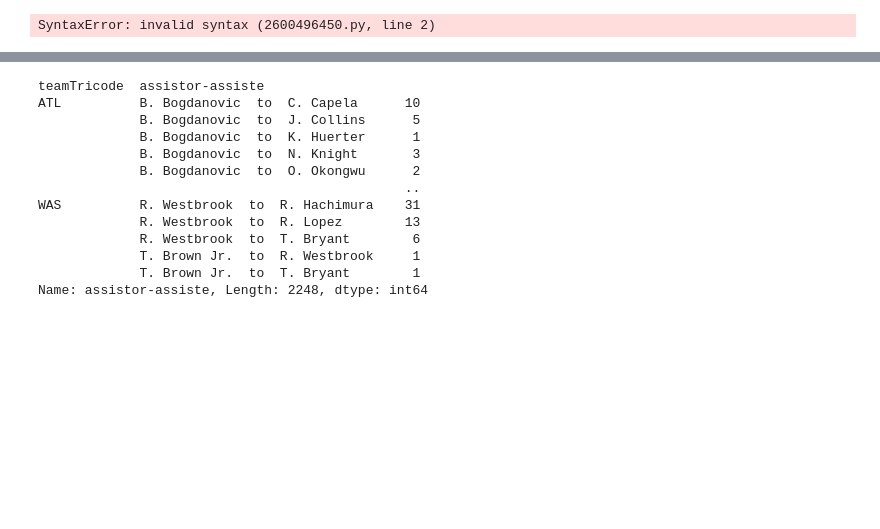
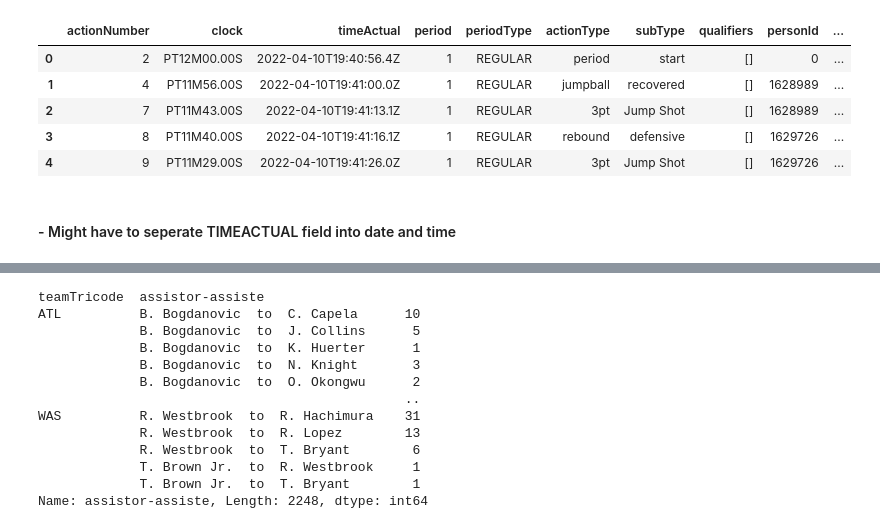
Before and after one commit to zachmort/nba_PBP_analysis, a Jupyter notebook: Season_pbp_20-21.ipynb, the cells around one changed output, grey strips where cells are left out. Drawn from its saved outputs; the diff is of its cells as text; code cells hidden in the pictures; blank space fills up the shorter version.

```diff
--- a/Season_pbp_20-21.ipynb
+++ b/Season_pbp_20-21.ipynb
@@ -128,12 +211,26 @@ final_df_copy.head(6)
+# %%
+final_df_copy.head()
+# %% [output]
+|  | actionNumber | clock | timeActual | period | periodType | actionType | subType | qualifiers | personId | ... |
+| 0 | 2 | PT12M00.00S | 2022-04-10T19:40:56.4Z | 1 | REGULAR | period | start | [] | 0 | ... |
+| 1 | 4 | PT11M56.00S | 2022-04-10T19:41:00.0Z | 1 | REGULAR | jumpball | recovered | [] | 1628989 | ... |
+| 2 | 7 | PT11M43.00S | 2022-04-10T19:41:13.1Z | 1 | REGULAR | 3pt | Jump Shot | [] | 1628989 | ... |
+| 3 | 8 | PT11M40.00S | 2022-04-10T19:41:16.1Z | 1 | REGULAR | rebound | defensive | [] | 1629726 | ... |
+| 4 | 9 | PT11M29.00S | 2022-04-10T19:41:26.0Z | 1 | REGULAR | 3pt | Jump Shot | [] | 1629726 | ... |
 # %%
 #Notes for to dos for this data set
---Look at % of makes of shots based on distance
---What duo had the most assits to dunks in the NBA
---Calculate true shooting % of all players? using apply? or creating a function... probably this
-    #TS% - True Shooting Percentage; the formula is PTS / (2 * TSA). True shooting percentage is a measure of shooting efficiency that takes into account field goals, 3-point field goals, and free throws.
-    #TSA - True Shooting Attempts; the formula is FGA + 0.44 * FTA.
+# --Look at % of makes of shots based on distance
+# --What duo had the most assits to dunks in the NBA
+# --Calculate true shooting % of all players? using apply? or creating a function... probably this
+#     #TS% - True Shooting Percentage; the formula is PTS / (2 * TSA). True shooting percentage is a measure of shooting efficiency that takes into account field goals, 3-point field goals, and free throws.
+#     #TSA - True Shooting Attempts; the formula is FGA + 0.44 * FTA.
+
+# -- Most points in the clutch (under 3 minutes left when a game is within 5 points)
+# -- Teams shooting % 2PT vs 3PT
+# --best assist to turn over ratio
+# --
-# %% [output]
-SyntaxError: invalid syntax (2600496450.py, line 2)
+# %% [markdown]
+#### - Might have to seperate TIMEACTUAL field into date and time
 # %%
 #Looking at shots taken from rounded distances
 final_df_copy.loc[:,['shotDistance']].round().value_counts()#.sort_index()
```
Also changed, not shown: parts of 35 cells of this notebook.
